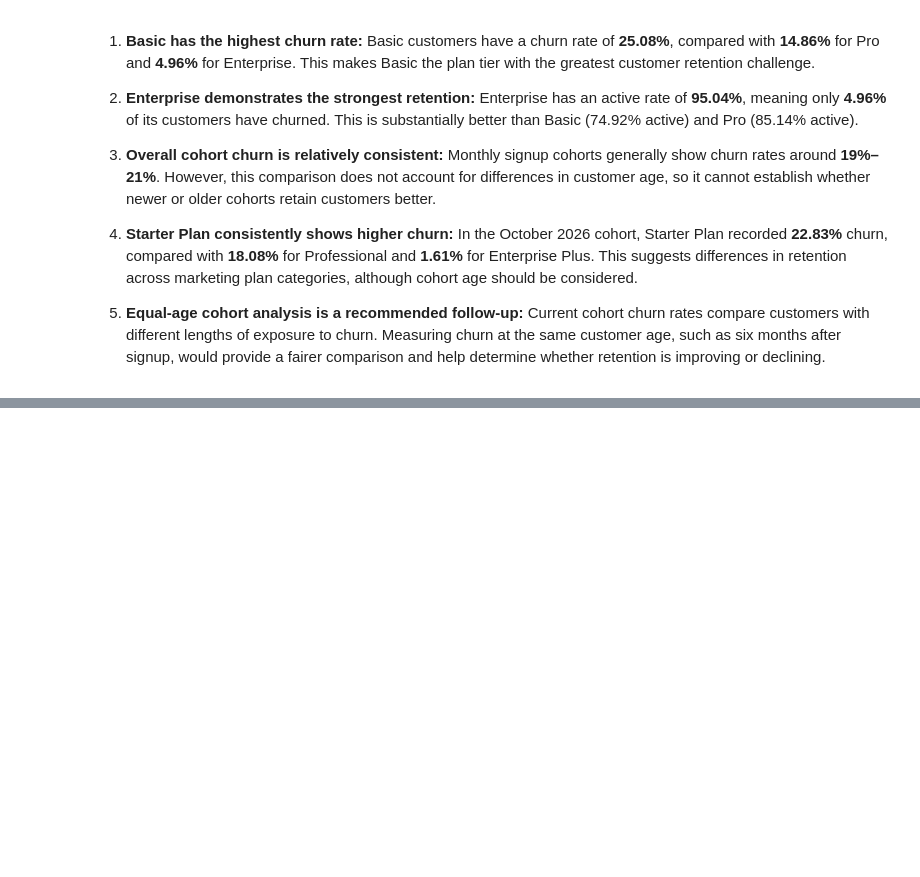
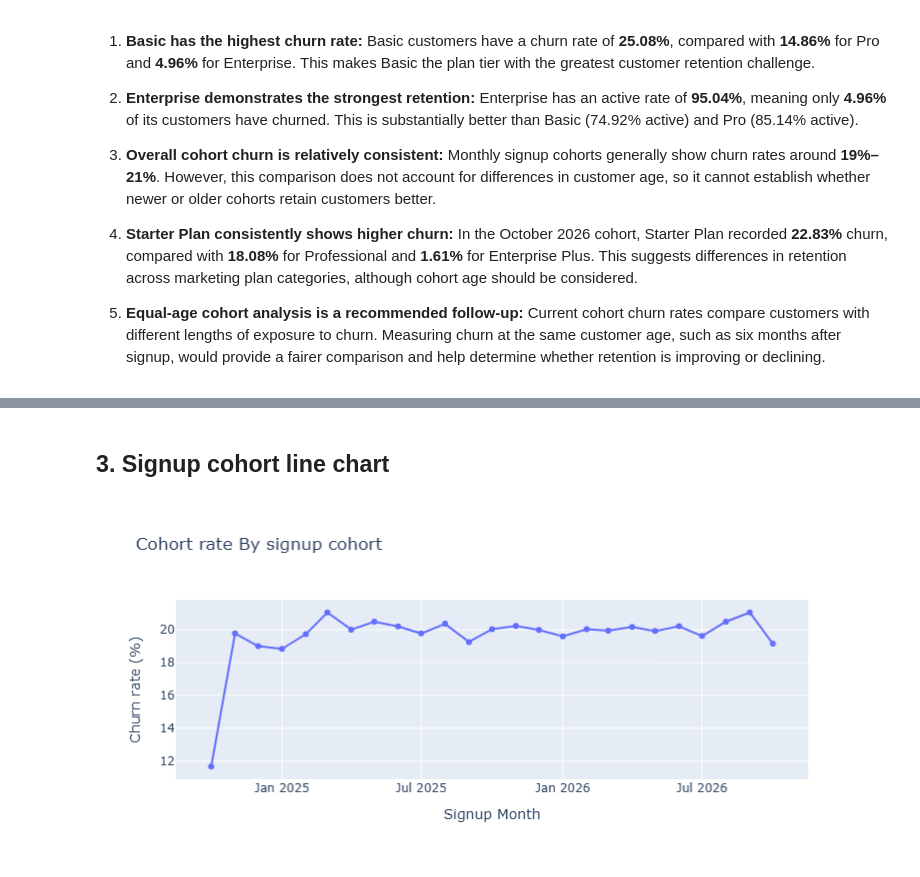
Before and after one commit to merryhailu/northstar-module-04-python-for-data-analytics, a Jupyter notebook: module-4-project-finflow-churn/finflow_churn_analysis_final.ipynb, the cells around one changed output, grey strips where cells are left out. Saved outputs shown, nothing was run; the diff lists cells and outputs as text; code cells hidden in the pictures; blank space fills up the shorter version.

```diff
--- a/module-4-project-finflow-churn/finflow_churn_analysis_final.ipynb
+++ b/module-4-project-finflow-churn/finflow_churn_analysis_final.ipynb
@@ -244,0 +287,24 @@ The cross-cut analysis compares churn rates across signup cohorts and marketing
+# %% [markdown]
+## 3. Signup cohort line chart
+# %%
+#load cohort churn data
+
+cohort_churn = pd.read_csv(
+    'cohort-churn-by-signup-month.csv'
+)
+# Make sure signup_cohort is treated as a string for plotting
+cohort_churn['signup_cohort_str']=cohort_churn['signup_cohort'].astype(str)
+
+fig_cohort_churn = px.line(
+    cohort_churn,
+    x='signup_cohort_str',
+    y='churn_rate_pct',
+    title = 'Cohort rate By signup cohort',
+    labels = { 'signup_cohort_str': 'Signup Month',
+               'churn_rate_pct': 'Churn rate (%)'},
+    markers=True
+)
+fig_cohort_churn.update_layout(showlegend=False)
+fig_cohort_churn.show()
+# %% [output]
+[figure, added]
```
Also changed, not shown: parts of 14 cells of this notebook, 6 other files.
